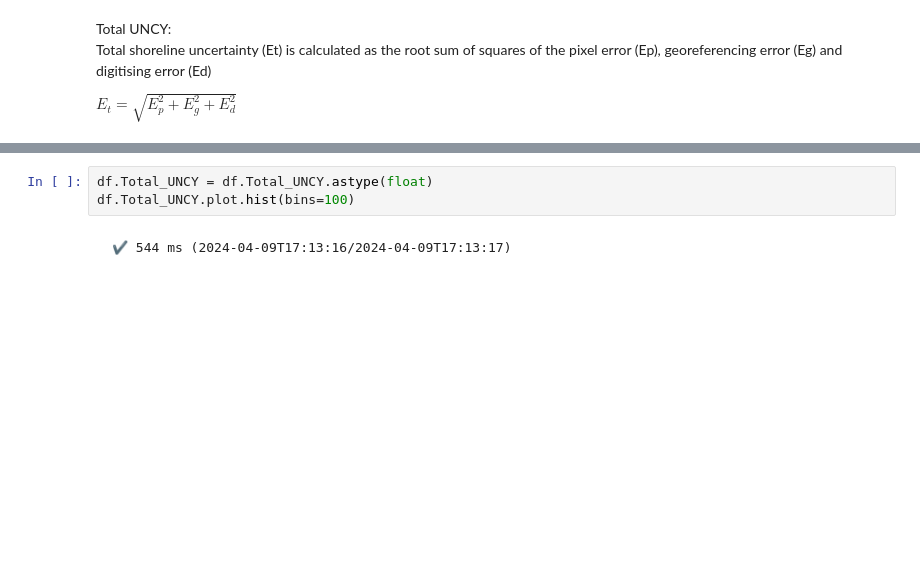
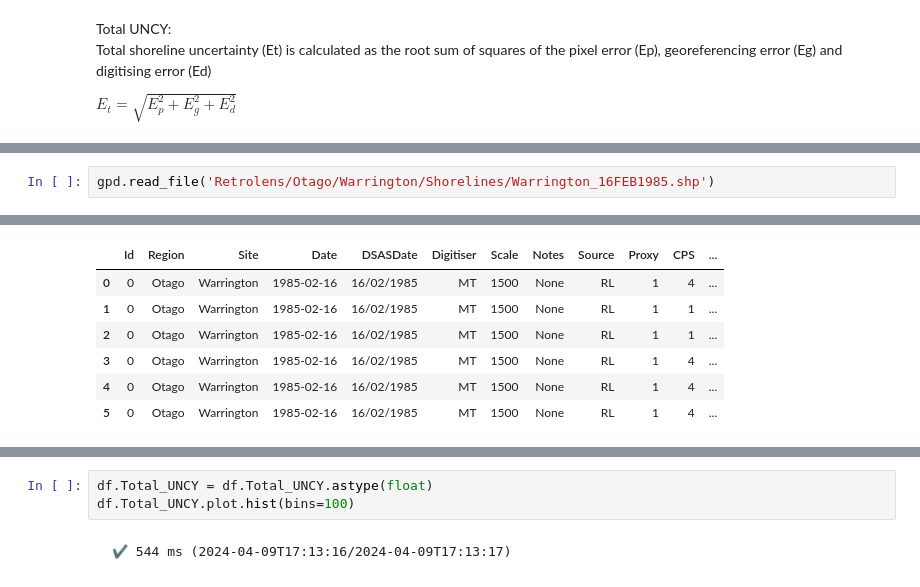
Before and after one commit to UoA-eResearch/retrolens, a Jupyter notebook: Uncertainty.ipynb, the cells around one changed output, grey strips where cells are left out. Saved outputs shown, nothing was run; the diff lists cells and outputs as text; blank space fills up the shorter version.

```diff
--- a/Uncertainty.ipynb
+++ b/Uncertainty.ipynb
@@ -78,0 +88,3 @@ $E_t = \sqrt{E_p^2 + E_g^2 + E_d^2}$
+# %%
+gpd.read_file('Retrolens/Otago/Warrington/Shorelines/Warrington_16FEB1985.shp')
+# %% [output]
@@ -79,3 +92,10 @@ $E_t = \sqrt{E_p^2 + E_g^2 + E_d^2}$
+|  | Id | Region | Site | Date | DSASDate | Digitiser | Scale | Notes | Source | Proxy | CPS | ... |
+| 0 | 0 | Otago | Warrington | 1985-02-16 | 16/02/1985 | MT | 1500 | None | RL | 1 | 4 | ... |
+| 1 | 0 | Otago | Warrington | 1985-02-16 | 16/02/1985 | MT | 1500 | None | RL | 1 | 1 | ... |
+| 2 | 0 | Otago | Warrington | 1985-02-16 | 16/02/1985 | MT | 1500 | None | RL | 1 | 1 | ... |
+| 3 | 0 | Otago | Warrington | 1985-02-16 | 16/02/1985 | MT | 1500 | None | RL | 1 | 4 | ... |
+| 4 | 0 | Otago | Warrington | 1985-02-16 | 16/02/1985 | MT | 1500 | None | RL | 1 | 4 | ... |
+| 5 | 0 | Otago | Warrington | 1985-02-16 | 16/02/1985 | MT | 1500 | None | RL | 1 | 4 | ... |
 # %%
 # Warning: do not interrupt this cell while it is running. Doing so can delete or empty shapefiles that are in the process of being written.
 
```
Also changed, not shown: parts of 14 cells of this notebook, 3 other files.
